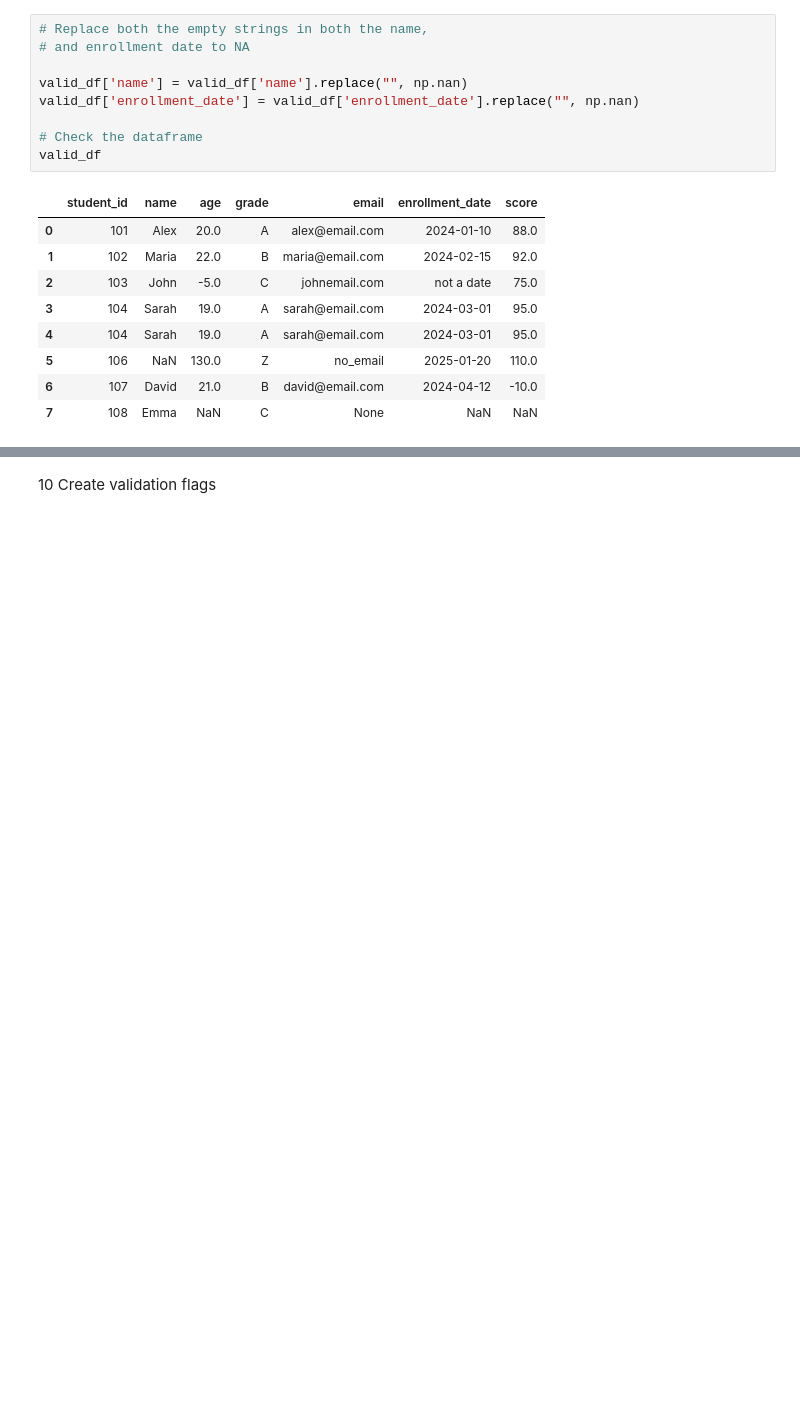
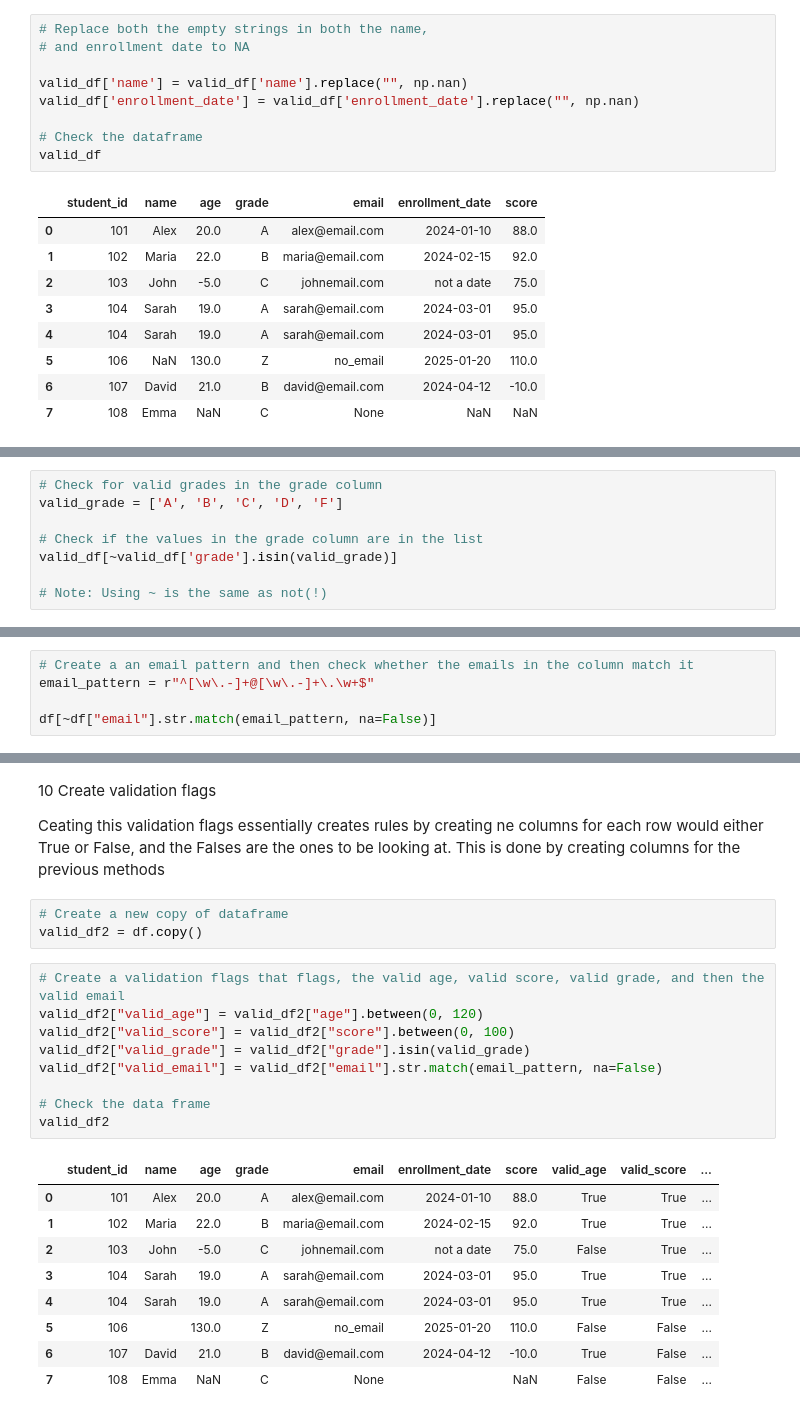
Before and after one commit to JoshPatNava/Data-Cleaning-Preparation, a Jupyter notebook: Data Validation/data_validation.ipynb, the cells around one changed output, grey strips where cells are left out. Drawn from its saved outputs; the diff is of its cells as text; blank space fills up the shorter version.

```diff
--- a/Data Validation/data_validation.ipynb
+++ b/Data Validation/data_validation.ipynb
@@ -142,0 +196,8 @@ valid_df
+# %%
+# Check for valid grades in the grade column
+valid_grade = ['A', 'B', 'C', 'D', 'F']
+
+# Check if the values in the grade column are in the list
+valid_df[~valid_df['grade'].isin(valid_grade)]
+
+# Note: Using ~ is the same as not(!)
@@ -144,0 +219,5 @@ valid_df
+# %%
+# Create a an email pattern and then check whether the emails in the column match it
+email_pattern = r"^[\w\.-]+@[\w\.-]+\.\w+$"
+
+df[~df["email"].str.match(email_pattern, na=False)]
@@ -151,4 +310,28 @@ valid_df
 # %% [markdown]
 10 Create validation flags
+
+Ceating this validation flags essentially creates rules by creating ne columns for each row would either True or False, and the Falses are the ones to be looking at. This is done by creating columns for the previous methods
+# %%
+# Create a new copy of dataframe
+valid_df2 = df.copy()
+# %%
+# Create a validation flags that flags, the valid age, valid score, valid grade, and then the valid email
+valid_df2["valid_age"] = valid_df2["age"].between(0, 120)
+valid_df2["valid_score"] = valid_df2["score"].between(0, 100)
+valid_df2["valid_grade"] = valid_df2["grade"].isin(valid_grade)
+valid_df2["valid_email"] = valid_df2["email"].str.match(email_pattern, na=False)
+
+# Check the data frame
+valid_df2
+# %% [output]
+|  | student_id | name | age | grade | email | enrollment_date | score | valid_age | valid_score | ... |
+| 0 | 101 | Alex | 20.0 | A | alex@email.com | 2024-01-10 | 88.0 | True | True | ... |
+| 1 | 102 | Maria | 22.0 | B | maria@email.com | 2024-02-15 | 92.0 | True | True | ... |
+| 2 | 103 | John | -5.0 | C | johnemail.com | not a date | 75.0 | False | True | ... |
+| 3 | 104 | Sarah | 19.0 | A | sarah@email.com | 2024-03-01 | 95.0 | True | True | ... |
+| 4 | 104 | Sarah | 19.0 | A | sarah@email.com | 2024-03-01 | 95.0 | True | True | ... |
+| 5 | 106 |  | 130.0 | Z | no_email | 2025-01-20 | 110.0 | False | False | ... |
+| 6 | 107 | David | 21.0 | B | david@email.com | 2024-04-12 | -10.0 | True | False | ... |
+| 7 | 108 | Emma | NaN | C | None |  | NaN | False | False | ... |
 # %% [markdown]
 11 Find rows that failed any validation rule
```
Also changed, not shown: parts of 22 cells of this notebook, 8 other files.
